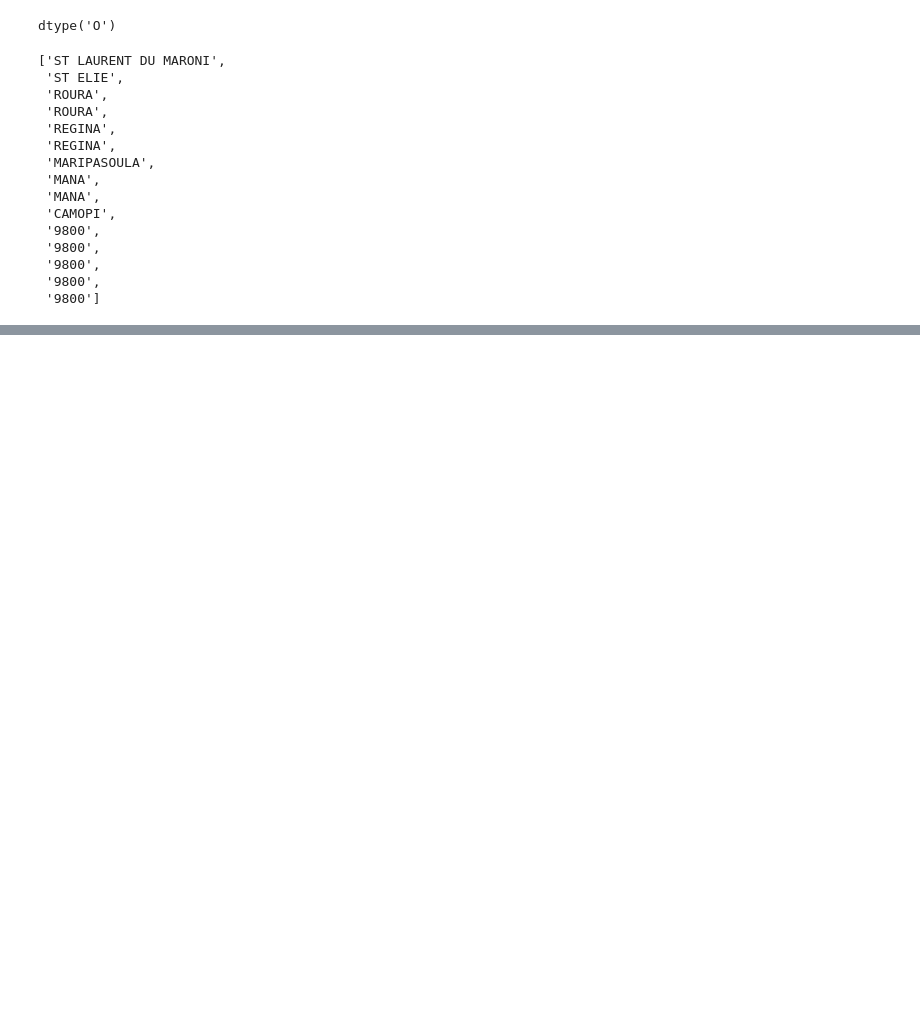
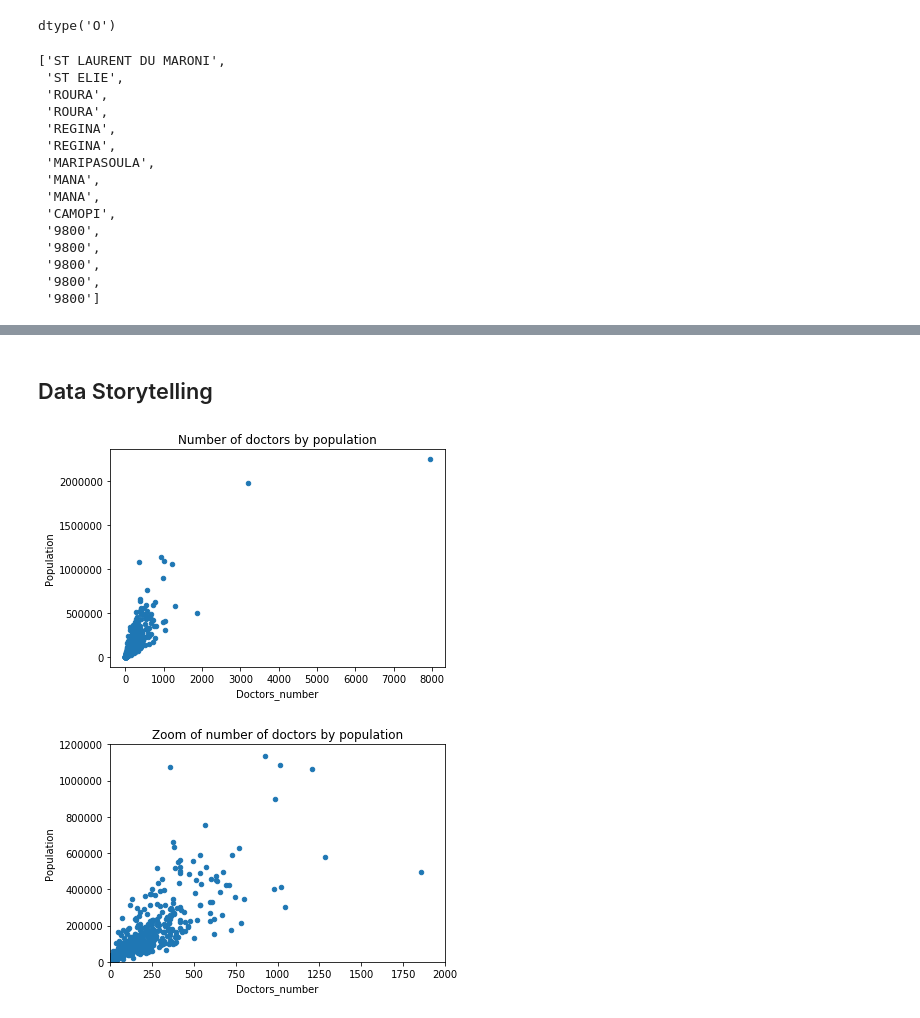
Before and after one commit to DianeDrl/Capstone-Project-1, a Jupyter notebook: Capstone Project 1.ipynb, the cells around one changed output, grey strips where cells are left out. Saved outputs shown, nothing was run; the diff lists cells and outputs as text; code cells hidden in the pictures; blank space fills up the shorter version.

```diff
--- a/Capstone Project 1.ipynb
+++ b/Capstone Project 1.ipynb
@@ -131,0 +202,13 @@ Municipalities['Code_postal']=Municipalities['Code_postal'].astype(int)
+# %%
+# Creating a new column cutting France in two parts : North and South
+Municipalities['North_South']=''
+Municipalities.North_South[(Municipalities.NOM_REG=='AUVERGNE-RHONE-ALPES')|
+                           (Municipalities.NOM_REG=='CORSE')|
+                          (Municipalities.NOM_REG=='OCCITANIE')|
+                          (Municipalities.NOM_REG=='NOUVELLE-AQUITAINE')|
+                          (Municipalities.NOM_REG=="PROVENCE-ALPES-COTE D'AZUR")]='South'
+Municipalities.North_South[(Municipalities.NOM_REG!='AUVERGNE-RHONE-ALPES')&
+                           (Municipalities.NOM_REG!='CORSE')&
+                          (Municipalities.NOM_REG!='OCCITANIE')&
+                          (Municipalities.NOM_REG!='NOUVELLE-AQUITAINE')&
+                          (Municipalities.NOM_REG!="PROVENCE-ALPES-COTE D'AZUR")]='North'
@@ -154,0 +251,7 @@ memory usage: 56.6+ MB
+# %%
+# Creating new column with the first digits of zip code column - Municipalities
+Municipalities.Code_postal=Municipalities.Code_postal.astype('str')
+Municipalities['first_digits_zipcode']=Municipalities['Code_postal'].str[:3]
+Groupby_first_digits_zipcode_M=Municipalities.groupby('first_digits_zipcode')['POPULATION'].agg(['sum','count'])
+Groupby_first_digits_zipcode_M.columns=['Population','Municipalities_number']
+print(Groupby_first_digits_zipcode_M.head())
@@ -154,0 +266,7 @@ memory usage: 56.6+ MB
+# %%
+# Creating new column with the first digits of zip code column - Healthcares
+Healthcares['Code Postal']=Healthcares['Code Postal'].astype('str')
+Healthcares['first_digits_zipcode']=Healthcares['Code Postal'].str[:3]
+Groupby_first_digits_zipcode_H=Healthcares.groupby('first_digits_zipcode')[['Code profession']].agg('count')
+Groupby_first_digits_zipcode_H.columns=['Doctors_number']
+print(Groupby_first_digits_zipcode_H.head())
@@ -154,0 +281,4 @@ memory usage: 56.6+ MB
+# %%
+# Merging both new dataset Groupby_first_digits_zipcode
+population_doctors_number=Groupby_first_digits_zipcode_H.join(Groupby_first_digits_zipcode_M,how='inner')
+print(population_doctors_number.head())
@@ -154,0 +293,15 @@ memory usage: 56.6+ MB
+# %% [markdown]
+## Data Storytelling
+# %%
+# ploting the new dataset
+population_doctors_number.plot(y='Population',x='Doctors_number',kind='scatter')
+plt.title('Number of doctors by population')
+plt.show()
+population_doctors_number.plot(y='Population',x='Doctors_number',kind='scatter')
+plt.xlim([0,2000])
+plt.ylim([0,1200000])
+plt.title('Zoom of number of doctors by population')
+plt.show()
+# %% [output]
+[figure, added]
+[figure, added]
```
Also changed, not shown: parts of 28 cells of this notebook.
